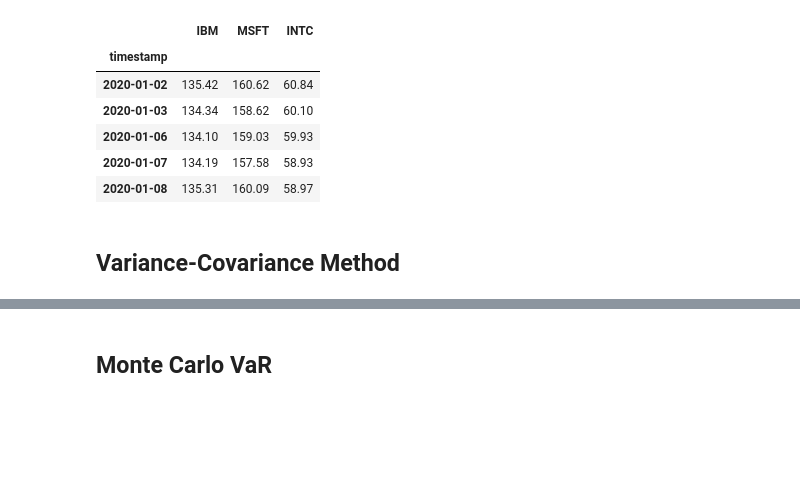
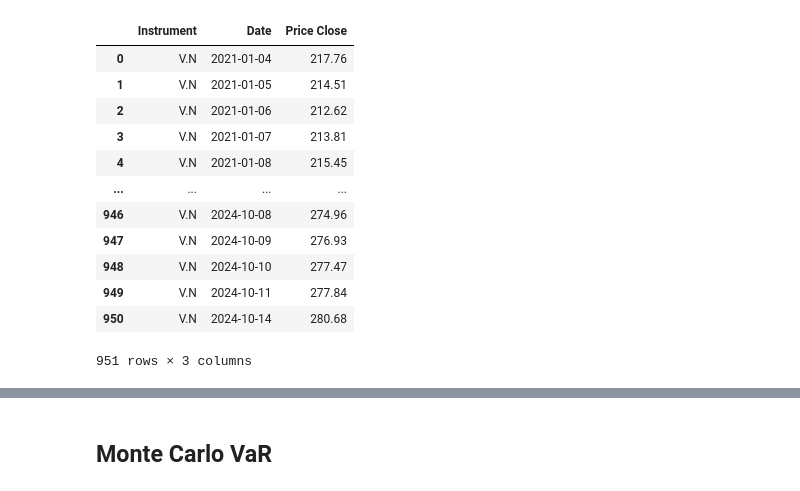
Before and after one commit to neftalivldz/finanzas_2024_agosto, a Jupyter notebook: 08_valueatrisk.ipynb, the cells around one changed output, grey strips where cells are left out. Drawn from its saved outputs; the diff is of its cells as text; code cells hidden in the pictures; blank space fills up the shorter version.

```diff
--- a/08_valueatrisk.ipynb
+++ b/08_valueatrisk.ipynb
@@ -100,13 +31,26 @@ stocks.columns = symbols
-# %%
-## Saltar
-stocks.head()
-# %% [output]
-|  | IBM | MSFT | INTC |
-| timestamp |  |  |  |
-| 2020-01-02 | 135.42 | 160.62 | 60.84 |
-| 2020-01-03 | 134.34 | 158.62 | 60.10 |
-| 2020-01-06 | 134.10 | 159.03 | 59.93 |
-| 2020-01-07 | 134.19 | 157.58 | 58.93 |
-| 2020-01-08 | 135.31 | 160.09 | 58.97 |
-# %% [markdown]
-## Variance-Covariance Method
+# %%
+import refinitiv.data as rd
+rd.open_session()
+
+RICS = ['V.N']
+ts = rd.get_data(RICS,
+                   [
+                    'TR.PriceClose(SDate=2021-01-02,EDate=2024-10-14,Frq=D).date',
+                    'TR.PriceClose(SDate=2021-01-02,EDate=2024-10-14,Frq=D)'
+                   ])
+ts2 = ts.drop_duplicates()
+ts2
+# %% [output]
+|  | Instrument | Date | Price Close |
+| 0 | V.N | 2021-01-04 | 217.76 |
+| 1 | V.N | 2021-01-05 | 214.51 |
+| 2 | V.N | 2021-01-06 | 212.62 |
+| 3 | V.N | 2021-01-07 | 213.81 |
+| 4 | V.N | 2021-01-08 | 215.45 |
+| ... | ... | ... | ... |
+| 946 | V.N | 2024-10-08 | 274.96 |
+| 947 | V.N | 2024-10-09 | 276.93 |
+| 948 | V.N | 2024-10-10 | 277.47 |
+| 949 | V.N | 2024-10-11 | 277.84 |
+| 950 | V.N | 2024-10-14 | 280.68 |
+951 rows × 3 columns
```
Also changed, not shown: parts of 46 cells of this notebook.
